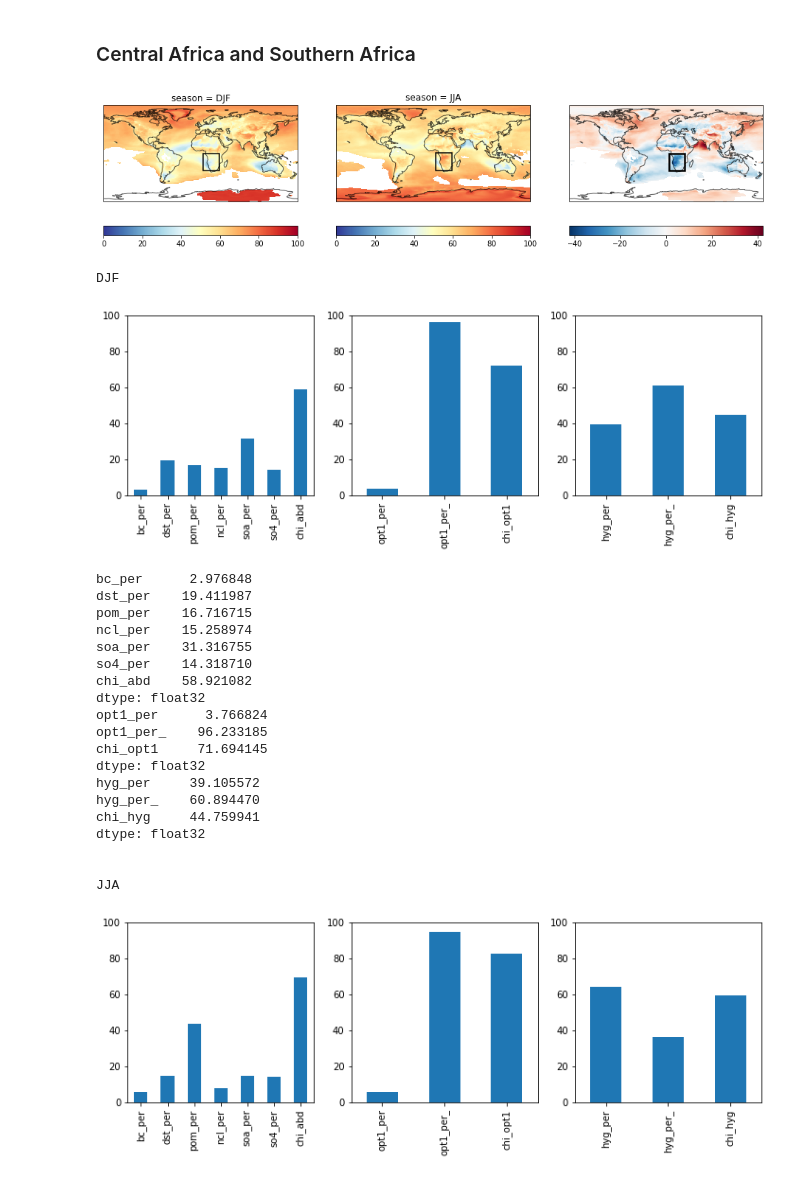
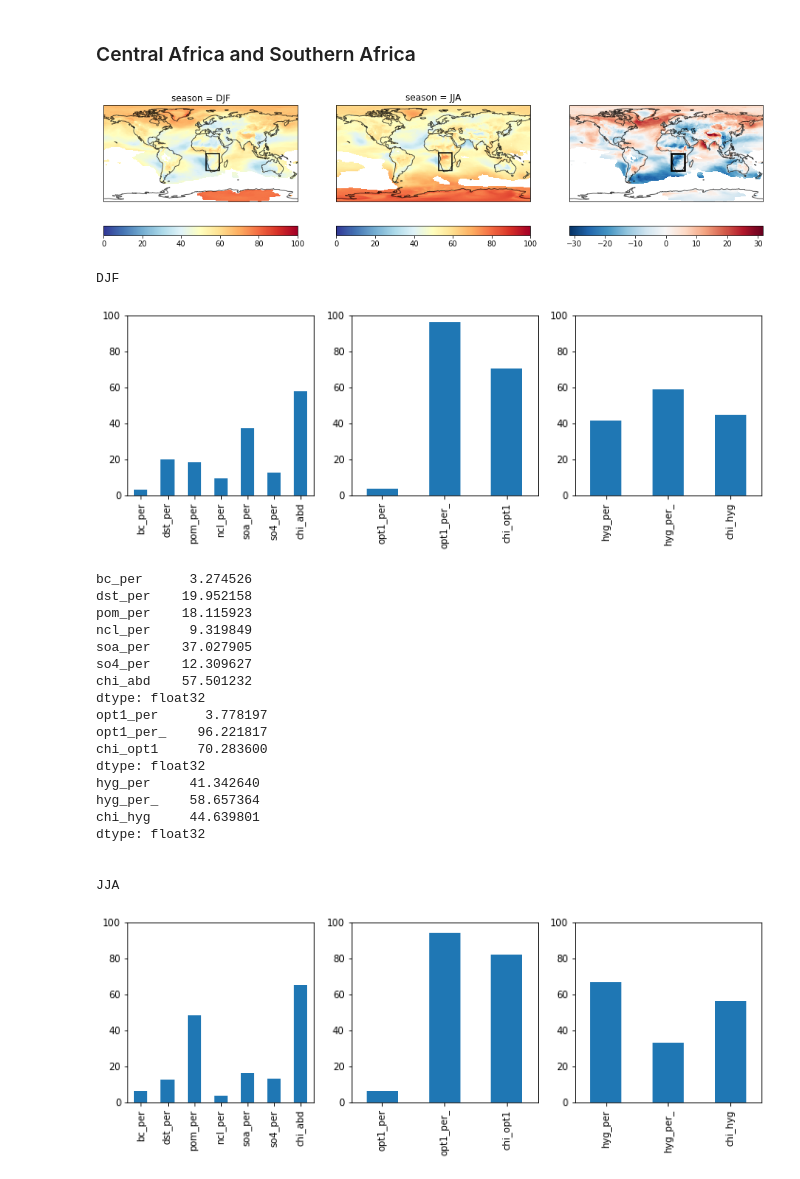
Before and after one commit to zhonghua-zheng/code_global_ms, a Jupyter notebook: global_mixing_state_analysis/scripts/analysis_spatial_pattern.ipynb, the cells around one changed output. Saved outputs shown, nothing was run; the diff lists cells and outputs as text; code cells hidden in the pictures.

```diff
--- a/global_mixing_state_analysis/scripts/analysis_spatial_pattern.ipynb
+++ b/global_mixing_state_analysis/scripts/analysis_spatial_pattern.ipynb
@@ -692,38 +748,38 @@ dtype: float32
 # %% [markdown]
 ### Central Africa and Southern Africa
 # %%
-(lat_min, lat_max, lon_min, lon_max) = (-32,0,5,35)
+(lat_min, lat_max, lon_min, lon_max) = (-32,0,10,35)
 util.plot_difference_with_anchor(var,DJF_mask,JJA_mask,lat_min, lat_max, lon_min, lon_max)
 print("\n")
 print("DJF")
 DJF_df=util.plot_select_bar(DJF_mask, lat_min, lat_max, lon_min, lon_max,verbose=True)
 print("\n")
 print("JJA")
 JJA_df=util.plot_select_bar(JJA_mask, lat_min, lat_max, lon_min, lon_max,verbose=True)
 print("\n")
 print("DJF-JJA")
 print(DJF_df-JJA_df)
 # %% [output]
-[figure, old version]
+[figure, new version]
 DJF
-[figure, old version]
+[figure, new version]
-bc_per      2.976848
-dst_per    19.411987
-pom_per    16.716715
-ncl_per    15.258974
-soa_per    31.316755
-so4_per    14.318710
-chi_abd    58.921082
+bc_per      3.274526
+dst_per    19.952158
+pom_per    18.115923
+ncl_per     9.319849
+soa_per    37.027905
+so4_per    12.309627
+chi_abd    57.501232
 dtype: float32
-opt1_per      3.766824
-opt1_per_    96.233185
-chi_opt1     71.694145
+opt1_per      3.778197
+opt1_per_    96.221817
+chi_opt1     70.283600
 dtype: float32
-hyg_per     39.105572
-hyg_per_    60.894470
-chi_hyg     44.759941
+hyg_per     41.342640
+hyg_per_    58.657364
+chi_hyg     44.639801
 dtype: float32
 
 
 JJA
-[figure, old version]
+[figure, new version]
```
Also changed, not shown: parts of 18 cells of this notebook, 53 other files.
